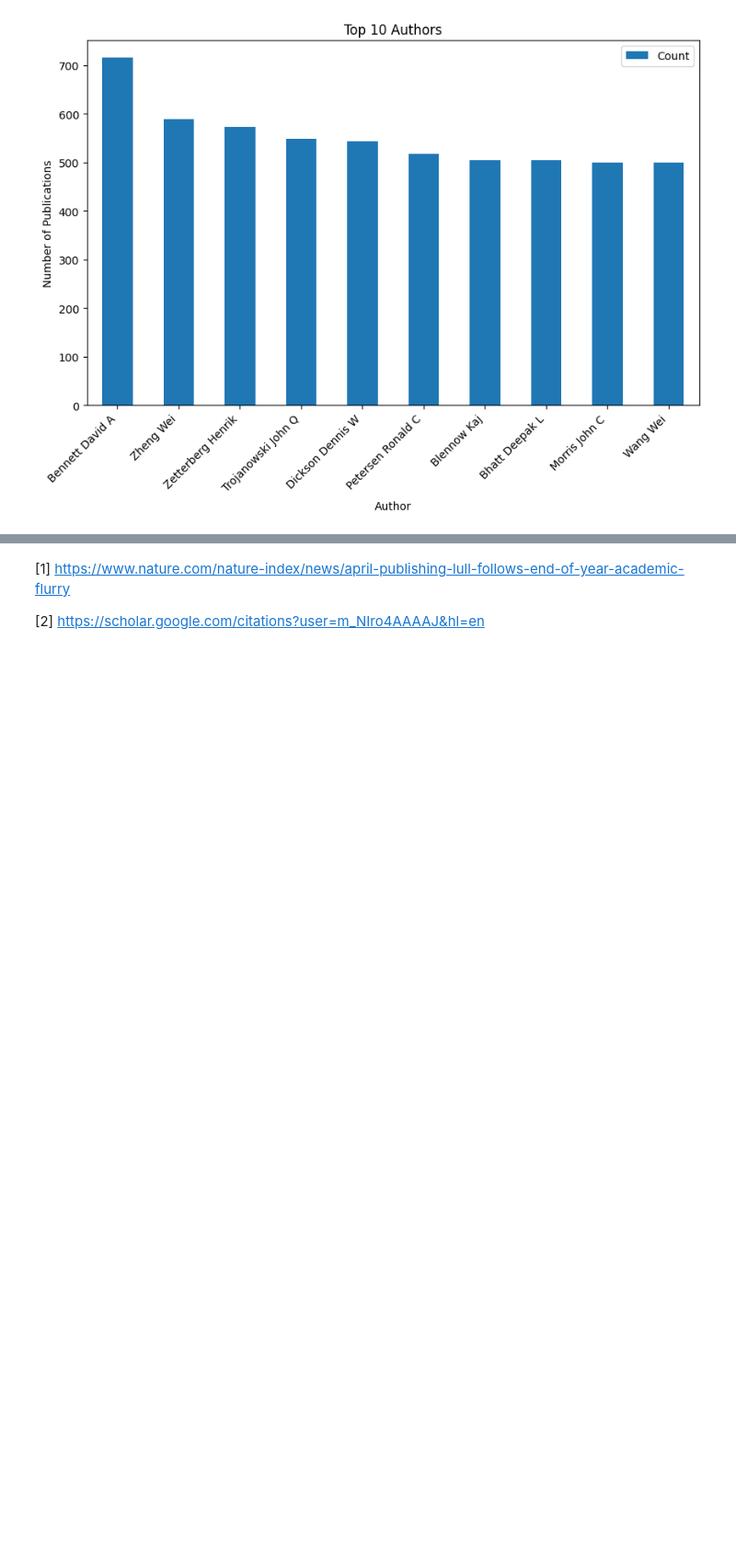
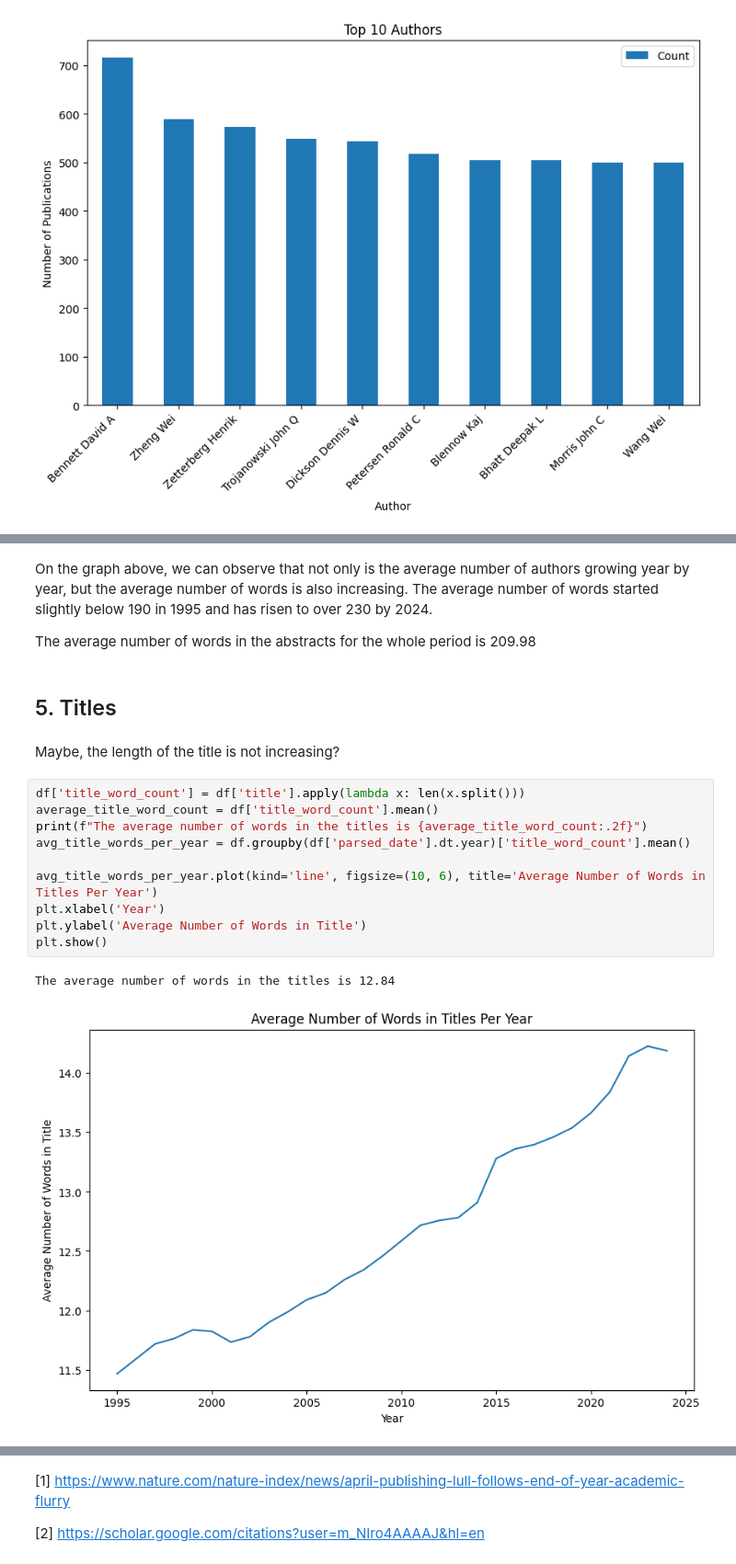
Before and after one commit to mateuszpliszka/PubMedResearch, a Jupyter notebook: Notebooks/3.EDA.ipynb, the cells around one changed output, grey strips where cells are left out. Shown at 92% size. Drawn from its saved outputs; the diff is of its cells as text; blank space fills up the shorter version.

```diff
--- a/Notebooks/3.EDA.ipynb
+++ b/Notebooks/3.EDA.ipynb
@@ -149,0 +136,21 @@ print(f"The average length of the abstracts is {average_abstract_length:.2f} cha
+# %% [markdown]
+On the graph above, we can observe that not only is the average number of authors growing year by year, but the average number of words is also increasing. The average number of words started slightly below 190 in 1995 and has risen to over 230 by 2024.
+
+The average number of words in the abstracts for the whole period is 209.98
+# %% [markdown]
+## 5. Titles
+# %% [markdown]
+Maybe, the length of the title is not increasing?
+# %%
+df['title_word_count'] = df['title'].apply(lambda x: len(x.split()))
+average_title_word_count = df['title_word_count'].mean()
+print(f"The average number of words in the titles is {average_title_word_count:.2f}")
+avg_title_words_per_year = df.groupby(df['parsed_date'].dt.year)['title_word_count'].mean()
+
+avg_title_words_per_year.plot(kind='line', figsize=(10, 6), title='Average Number of Words in Titles Per Year')
+plt.xlabel('Year')
+plt.ylabel('Average Number of Words in Title')
+plt.show()
+# %% [output]
+The average number of words in the titles is 12.84
+[figure, added]
```
Also changed, not shown: parts of 15 cells of this notebook.
